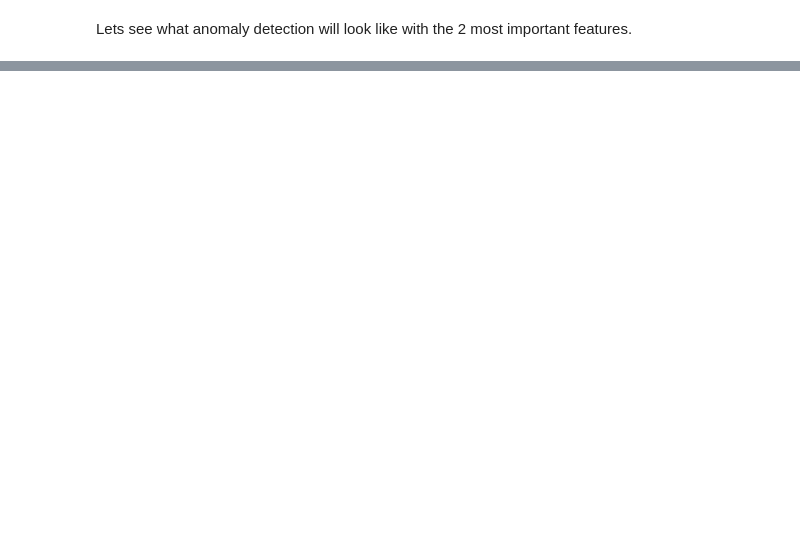
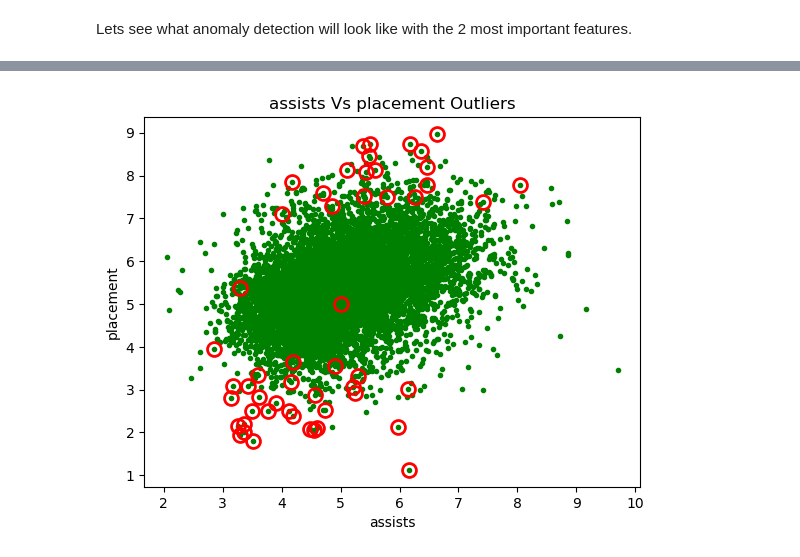
Before and after one commit to alecrmeyer/valmine, a Jupyter notebook: Analysis/SmurfAnomalyDetection.ipynb, the cells around one changed output, grey strips where cells are left out. Saved outputs shown, nothing was run; the diff lists cells and outputs as text; code cells hidden in the pictures; blank space fills up the shorter version.

```diff
--- a/Analysis/SmurfAnomalyDetection.ipynb
+++ b/Analysis/SmurfAnomalyDetection.ipynb
@@ -430,0 +442,4 @@ Text(0.5, 1.0, 'headshot_percentage Vs econ_rating Outliers')
+# %%
+twodvisual("assists", "placement")
+# %% [output]
+[figure, added]
```
Also changed, not shown: parts of 21 cells of this notebook.
